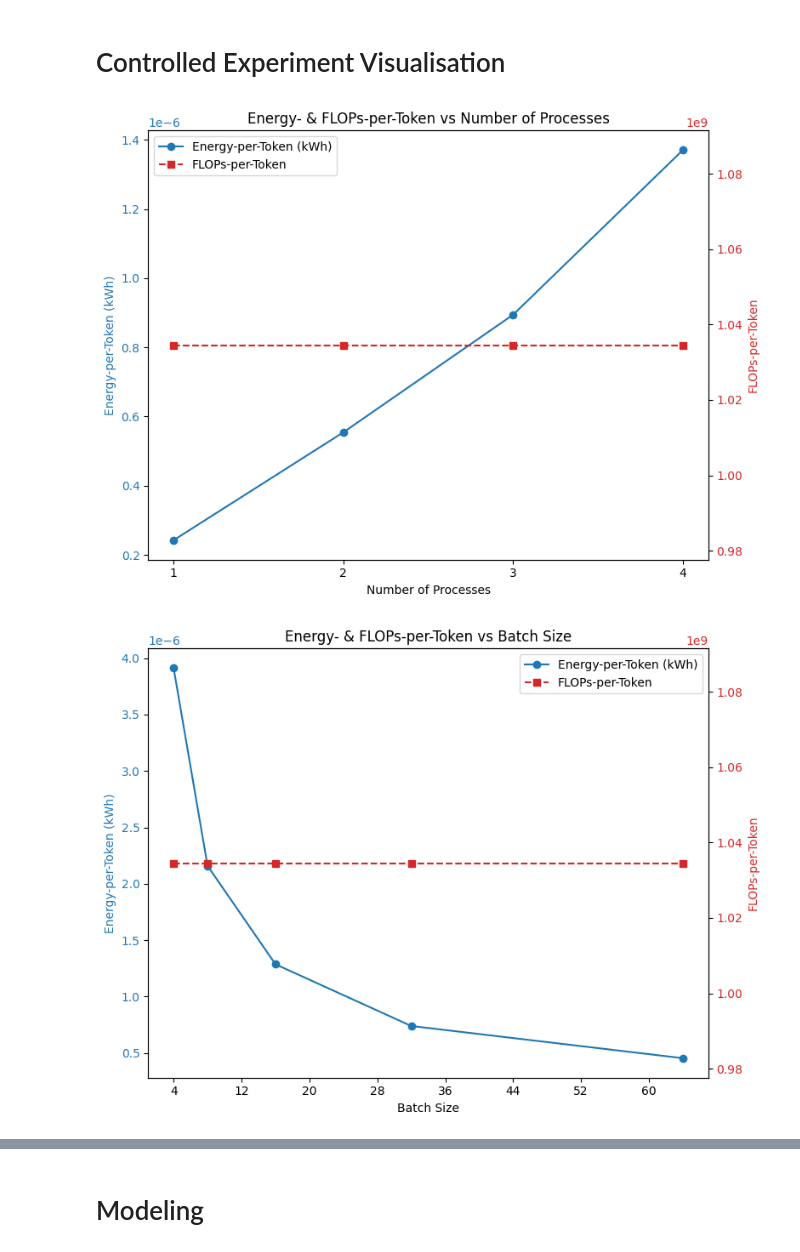
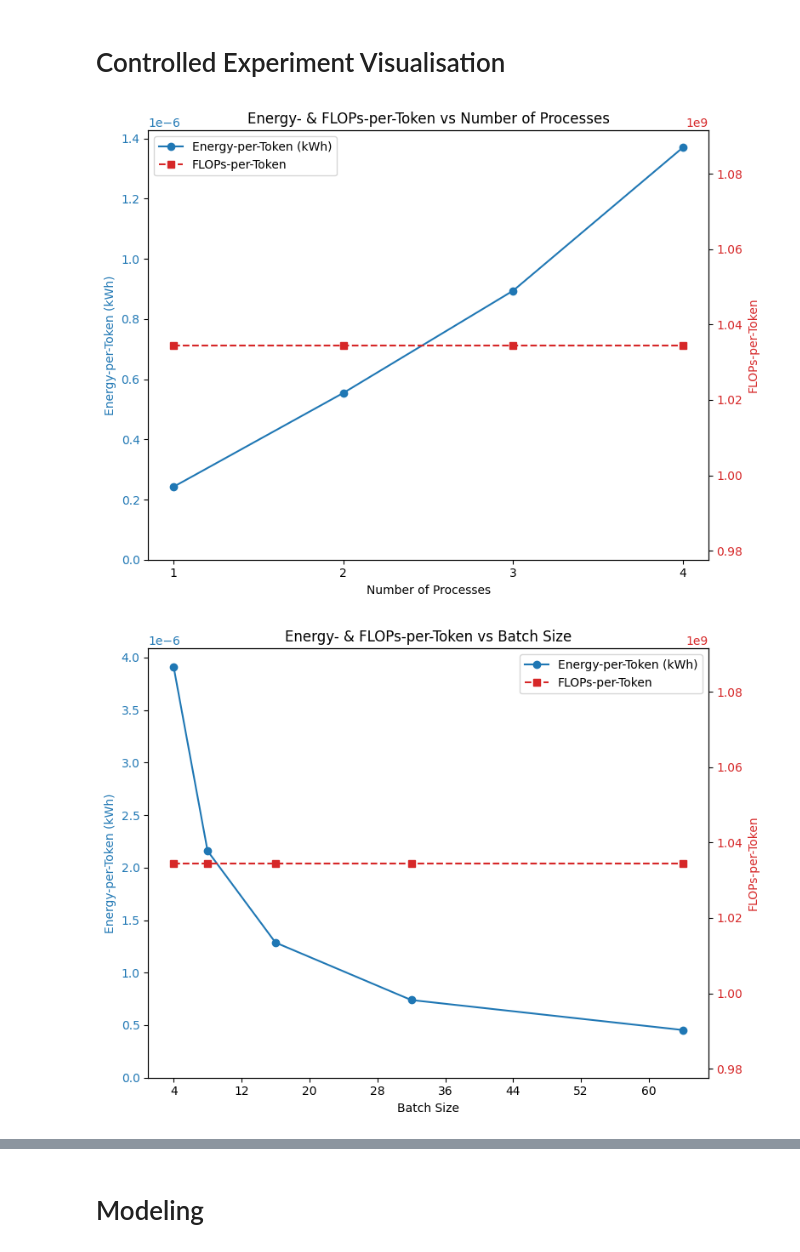
Before and after one commit to henrycgbaker/thesis_analysis, a Jupyter notebook: analysis_controlled_exp.ipynb, the cells around one changed output, grey strips where cells are left out. Drawn from its saved outputs; the diff is of its cells as text; code cells hidden in the pictures.

```diff
--- a/analysis_controlled_exp.ipynb
+++ b/analysis_controlled_exp.ipynb
@@ -93,9 +93,10 @@ To do:
 # %% [markdown]
 # Controlled Experiment Visualisation
 # %%
-configs = ['num_processes', 'decoding', 'latency', 'batching', 'precis']
+configs = ['num_processes', 'batching','precis', 'decoding', 'latency']
 dfs = {config: df[df['config_name'].str.startswith(config)] for config in configs}
 # %%
+
 import matplotlib.pyplot as plt
 
 # Use the 'num_processes' subset for plotting.
@@ -108,35 +109,37 @@ num_proc_df['num_processes'] = num_proc_df['num_processes'].astype(int)
 fig, ax1 = plt.subplots(figsize=(8, 6))
 
 # Plot Energy-per-Token on the left y-axis
 color_energy = 'tab:blue'
 ax1.set_xlabel('Number of Processes')
 ax1.set_ylabel('Energy-per-Token (kWh)', color=color_energy)
 ax1.plot(num_proc_df['num_processes'], num_proc_df['energy_per_token_kwh'],
          marker='o', linestyle='-', color=color_energy, label='Energy-per-Token (kWh)')
+ax1.set_ylim(bottom=0)
 ax1.tick_params(axis='y', labelcolor=color_energy)
 ax1.set_xticks(sorted(num_proc_df['num_processes'].unique()))
 
 # Create a secondary axis for FLOPs-per-Token
 ax2 = ax1.twinx()
 color_flops = 'tab:red'
 ax2.set_ylabel('FLOPs-per-Token', color=color_flops)
 ax2.plot(num_proc_df['num_processes'], num_proc_df['flops_per_token'],
          marker='s', linestyle='--', color=color_flops, label='FLOPs-per-Token')
 ax2.tick_params(axis='y', labelcolor=color_flops)
 
 # Create a combined legend
 lines1, labels1 = ax1.get_legend_handles_labels()
 lines2, labels2 = ax2.get_legend_handles_labels()
 ax1.legend(lines1 + lines2, labels1 + labels2, loc='best')
 
 # Add a title
 plt.title('Energy- & FLOPs-per-Token vs Number of Processes')
 
 fig.tight_layout()
 plt.show()
 # %% [output]
-[figure, old version]
+[figure, new version]
 # %%
+
 import numpy as np
 
 # Use the 'num_processes' subset for plotting.
@@ -154,6 +157,7 @@ ax1.set_xlabel('Batch Size')
 ax1.set_ylabel('Energy-per-Token (kWh)', color=color_energy)
 ax1.plot(batching_df['batch_size___fixed_batching'], batching_df['energy_per_token_kwh'],
          marker='o', linestyle='-', color=color_energy, label='Energy-per-Token (kWh)')
+ax1.set_ylim(bottom=0)
 ax1.tick_params(axis='y', labelcolor=color_energy)
 min_bs = batching_df['batch_size___fixed_batching'].min()
 max_bs = batching_df['batch_size___fixed_batching'].max()
@@ -178,5 +182,5 @@ plt.title('Energy- & FLOPs-per-Token vs Batch Size')
 fig.tight_layout()
 plt.show()
 # %% [output]
-[figure, old version]
+[figure, new version]
 # %%
```
Also changed, not shown: parts of 7 cells of this notebook.
